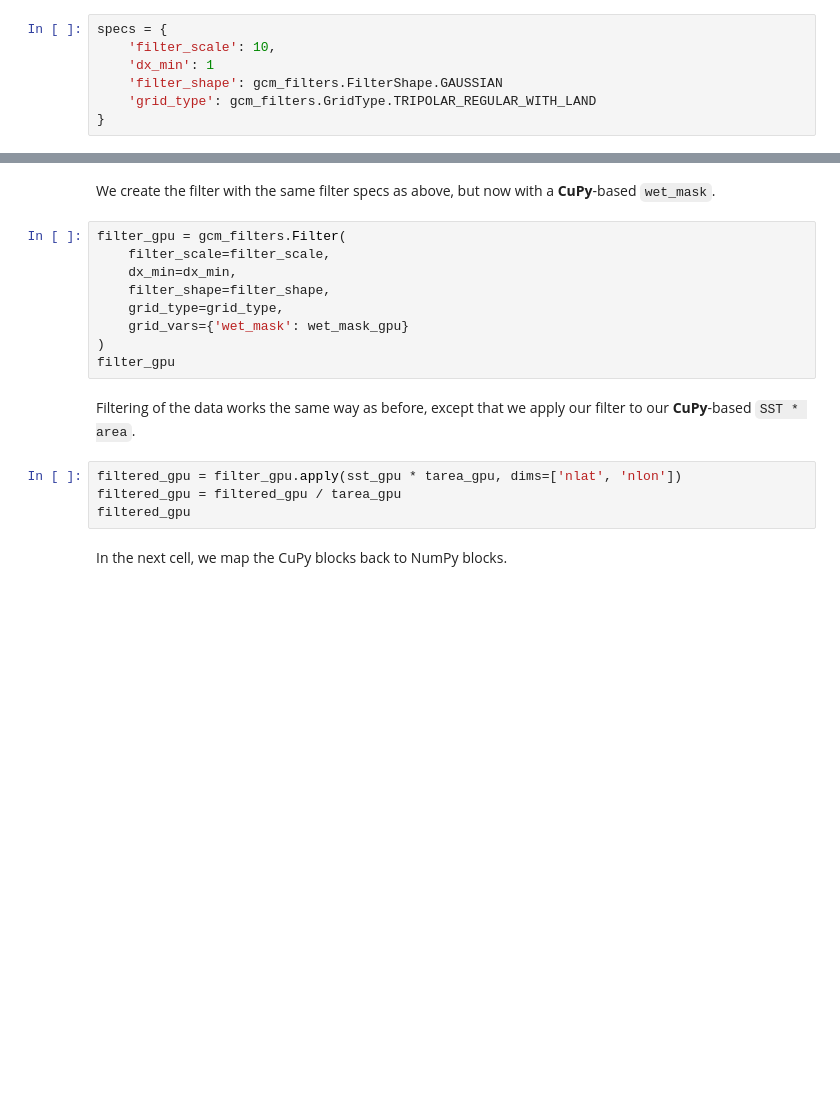
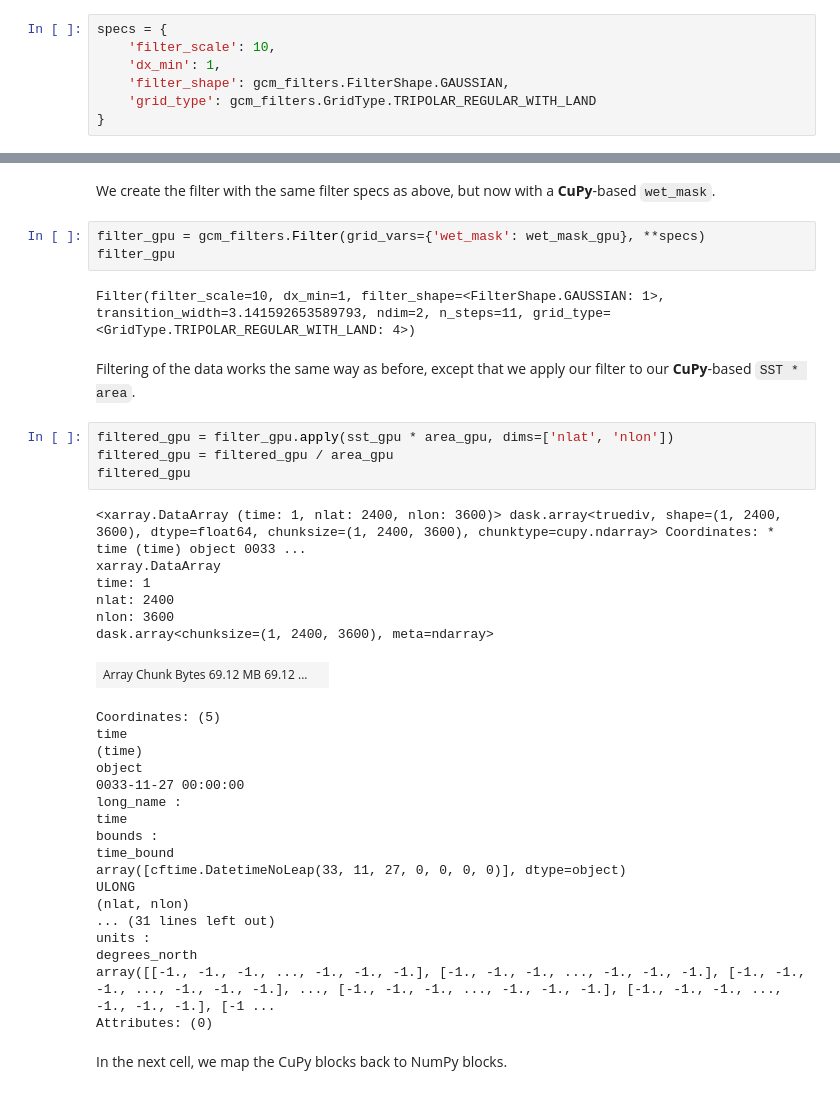
Before and after one commit to ocean-eddy-cpt/gcm-filters, a Jupyter notebook: docs/tutorial_GPU.ipynb, the cells around one changed output, grey strips where cells are left out. Cells and saved outputs as stored; diff of their text form; blank space fills up the shorter version.

```diff
--- a/docs/tutorial_GPU.ipynb
+++ b/docs/tutorial_GPU.ipynb
@@ -54,8 +226,8 @@ These are our filter specs (see also the section on simple fixed factor filters
 # %%
 specs = {
     'filter_scale': 10,
-    'dx_min': 1
-    'filter_shape': gcm_filters.FilterShape.GAUSSIAN
+    'dx_min': 1,
+    'filter_shape': gcm_filters.FilterShape.GAUSSIAN,
     'grid_type': gcm_filters.GridType.TRIPOLAR_REGULAR_WITH_LAND
 }
 # %% [markdown]
@@ -117,20 +473,41 @@ tarea_gpu
 # %% [markdown]
 We create the filter with the same filter specs as above, but now with a **CuPy**-based `wet_mask`.
 # %%
-filter_gpu = gcm_filters.Filter(
-    filter_scale=filter_scale,
-    dx_min=dx_min,
-    filter_shape=filter_shape,
-    grid_type=grid_type,
-    grid_vars={'wet_mask': wet_mask_gpu}
-)
+filter_gpu = gcm_filters.Filter(grid_vars={'wet_mask': wet_mask_gpu}, **specs)
 filter_gpu
+# %% [output]
+Filter(filter_scale=10, dx_min=1, filter_shape=<FilterShape.GAUSSIAN: 1>, transition_width=3.141592653589793, ndim=2, n_steps=11, grid_type=<GridType.TRIPOLAR_REGULAR_WITH_LAND: 4>)
 # %% [markdown]
 Filtering of the data works the same way as before, except that we apply our filter to our **CuPy**-based `SST * area`.
 # %%
-filtered_gpu = filter_gpu.apply(sst_gpu * tarea_gpu, dims=['nlat', 'nlon'])
-filtered_gpu = filtered_gpu / tarea_gpu
+filtered_gpu = filter_gpu.apply(sst_gpu * area_gpu, dims=['nlat', 'nlon'])
+filtered_gpu = filtered_gpu / area_gpu
 filtered_gpu
+# %% [output]
+<xarray.DataArray (time: 1, nlat: 2400, nlon: 3600)> dask.array<truediv, shape=(1, 2400, 3600), dtype=float64, chunksize=(1, 2400, 3600), chunktype=cupy.ndarray> Coordinates: * time (time) object 0033 ...
+xarray.DataArray
+time: 1
+nlat: 2400
+nlon: 3600
+dask.array<chunksize=(1, 2400, 3600), meta=ndarray>
+| Array Chunk Bytes 69.12 MB 69.12 ... |  |
+Coordinates: (5)
+time
+(time)
+object
+0033-11-27 00:00:00
+long_name :
+time
+bounds :
+time_bound
+array([cftime.DatetimeNoLeap(33, 11, 27, 0, 0, 0, 0)], dtype=object)
+ULONG
+(nlat, nlon)
+... (31 lines left out)
+units :
+degrees_north
+array([[-1., -1., -1., ..., -1., -1., -1.], [-1., -1., -1., ..., -1., -1., -1.], [-1., -1., -1., ..., -1., -1., -1.], ..., [-1., -1., -1., ..., -1., -1., -1.], [-1., -1., -1., ..., -1., -1., -1.], [-1 ...
+Attributes: (0)
 # %% [markdown]
 In the next cell, we map the CuPy blocks back to NumPy blocks.
 # %%
```
Also changed, not shown: parts of 18 cells of this notebook.
